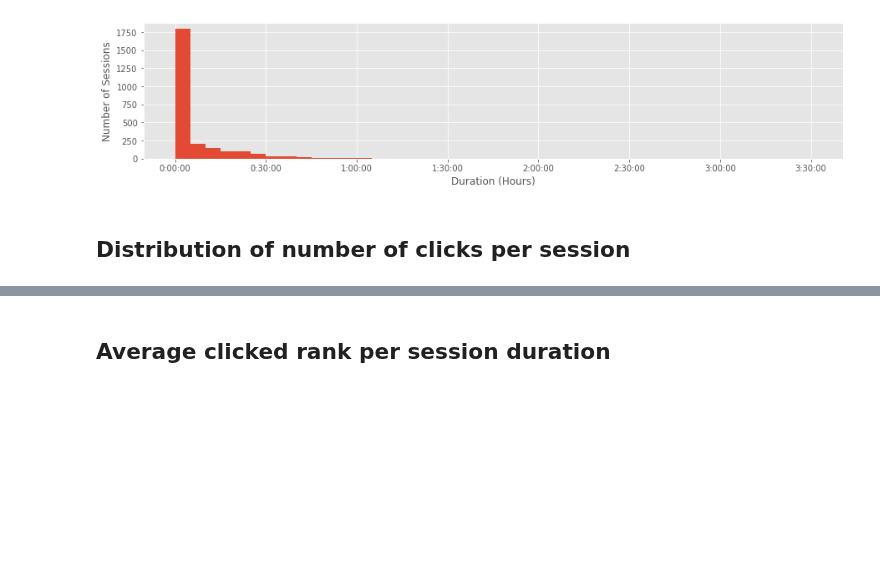
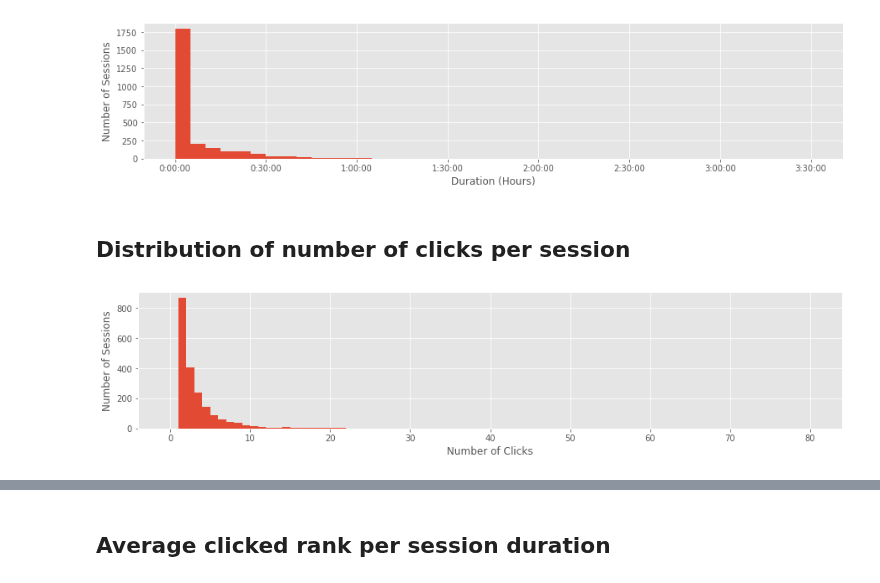
Before and after one commit to feup-infolab/army-ant, a Jupyter notebook: notebooks/query_log_analysis/query_log_analysis.ipynb, the cells around one changed output, grey strips where cells are left out. Cells and saved outputs as stored; diff of their text form; code cells hidden in the pictures; blank space fills up the shorter version.

```diff
--- a/notebooks/query_log_analysis/query_log_analysis.ipynb
+++ b/notebooks/query_log_analysis/query_log_analysis.ipynb
@@ -338,3 +338,22 @@ plt.show()
 [figure]
 # %% [markdown]
 ## Distribution of number of clicks per session
+# %%
+session_clicks = qlog[~qlog['click_rank'].isnull()][['session_id', 'click_rank']] \
+    .groupby('session_id') \
+    .count() \
+    .reset_index() \
+    .drop('session_id', axis=1) \
+    .rename({ 'click_rank': 'click_count' }, axis=1)
+
+d_min = session_clicks['click_count'].min()
+d_max = session_clicks['click_count'].max()
+bin_width = 1
+
+session_clicks \
+    .plot(kind='hist', bins=range(0, d_max + bin_width, bin_width), logy=False, legend=False)
+plt.xlabel("Number of Clicks")
+plt.ylabel("Number of Sessions")
+plt.show()
+# %% [output]
+[figure, added]
```
Also changed, not shown: parts of 17 cells of this notebook.
